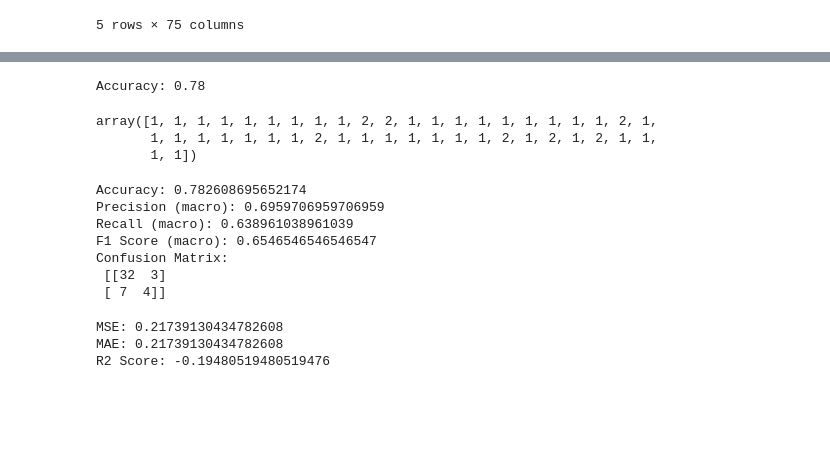
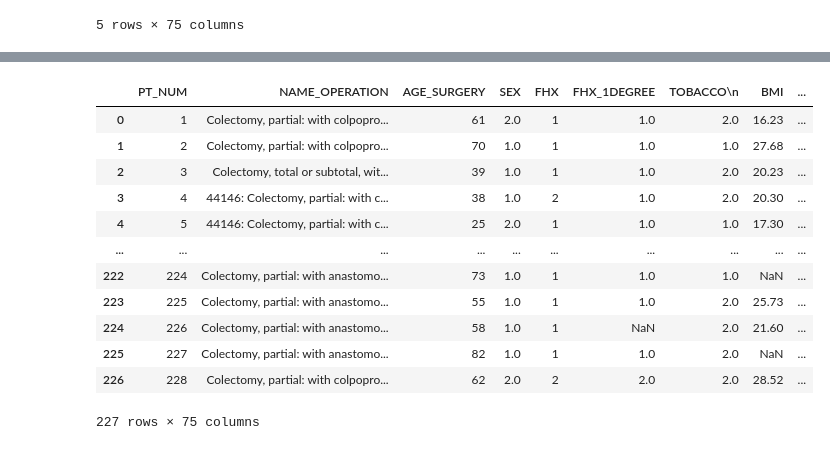
Before and after one commit to DvDC13/Projet_Cancer_Digestif, a Jupyter notebook: main.ipynb, the cells around one changed output, grey strips where cells are left out. Cells and saved outputs as stored; diff of their text form; code cells hidden in the pictures; blank space fills up the shorter version.

```diff
--- a/main.ipynb
+++ b/main.ipynb
@@ -112,11 +14,0 @@ RandomForestClassifier(random_state=42)
-# %%
-y_pred = model.predict(X_test)
-print(f"Accuracy: {accuracy_score(y_test, y_pred):.2f}")
-# %% [output]
-Accuracy: 0.78
-# %%
-y_pred
-# %% [output]
-array([1, 1, 1, 1, 1, 1, 1, 1, 1, 2, 2, 1, 1, 1, 1, 1, 1, 1, 1, 1, 2, 1,
-       1, 1, 1, 1, 1, 1, 1, 2, 1, 1, 1, 1, 1, 1, 1, 2, 1, 2, 1, 2, 1, 1,
-       1, 1])
@@ -125,27 +15,38 @@ y_true = y_test
-# %%
-from sklearn.metrics import accuracy_score, precision_score, recall_score, f1_score, confusion_matrix
-
-# Evaluate performance
-print("Accuracy:", accuracy_score(y_test, y_pred))
-print("Precision (macro):", precision_score(y_test, y_pred, average='macro'))
-print("Recall (macro):", recall_score(y_test, y_pred, average='macro'))
-print("F1 Score (macro):", f1_score(y_test, y_pred, average='macro'))
-print("Confusion Matrix:\n", confusion_matrix(y_test, y_pred))
-# %% [output]
-Accuracy: 0.782608695652174
-Precision (macro): 0.6959706959706959
-Recall (macro): 0.638961038961039
-F1 Score (macro): 0.6546546546546547
-Confusion Matrix:
- [[32  3]
- [ 7  4]]
-# %%
-from sklearn.metrics import mean_squared_error, mean_absolute_error, r2_score
-
-print("MSE:", mean_squared_error(y_true, y_pred))
-print("MAE:", mean_absolute_error(y_true, y_pred))
-print("R2 Score:", r2_score(y_true, y_pred))
-# %% [output]
-MSE: 0.21739130434782608
-MAE: 0.21739130434782608
-R2 Score: -0.19480519480519476
+# %%
+from sklearn.model_selection import train_test_split, cross_val_score
+from sklearn.preprocessing import StandardScaler
+from sklearn.pipeline import Pipeline
+from sklearn.metrics import (
+    accuracy_score, precision_score, recall_score, f1_score,
+    confusion_matrix, ConfusionMatrixDisplay
+)
+
+from sklearn.linear_model import LogisticRegression
+from sklearn.ensemble import RandomForestClassifier, GradientBoostingClassifier
+from sklearn.tree import DecisionTreeClassifier
+from sklearn.svm import SVC
+
+import numpy as np
+
+import matplotlib.pyplot as plt
+import seaborn as sns
+from imblearn.over_sampling import SMOTE
+
+df = pd.read_excel("AI_CHIR_DIG_FINAL.xlsx", sheet_name="Second cleanup", skiprows=2)
+df = df.replace('-', np.nan).dropna(subset=['COMPLICATION'])  # garde les lignes avec complication
+df = df.reset_index(drop=True)
+df
+# %% [output]
+|  | PT_NUM | NAME_OPERATION | AGE_SURGERY | SEX | FHX | FHX_1DEGREE | TOBACCO\n | BMI | ... |
+| 0 | 1 | Colectomy, partial: with colpopro... | 61 | 2.0 | 1 | 1.0 | 2.0 | 16.23 | ... |
+| 1 | 2 | Colectomy, partial: with colpopro... | 70 | 1.0 | 1 | 1.0 | 1.0 | 27.68 | ... |
+| 2 | 3 | Colectomy, total or subtotal, wit... | 39 | 1.0 | 1 | 1.0 | 2.0 | 20.23 | ... |
+| 3 | 4 | 44146: Colectomy, partial: with c... | 38 | 1.0 | 2 | 1.0 | 2.0 | 20.30 | ... |
+| 4 | 5 | 44146: Colectomy, partial: with c... | 25 | 2.0 | 1 | 1.0 | 1.0 | 17.30 | ... |
+| ... | ... | ... | ... | ... | ... | ... | ... | ... | ... |
+| 222 | 224 | Colectomy, partial: with anastomo... | 73 | 1.0 | 1 | 1.0 | 1.0 | NaN | ... |
+| 223 | 225 | Colectomy, partial: with anastomo... | 55 | 1.0 | 1 | 1.0 | 2.0 | 25.73 | ... |
+| 224 | 226 | Colectomy, partial: with anastomo... | 58 | 1.0 | 1 | NaN | 2.0 | 21.60 | ... |
+| 225 | 227 | Colectomy, partial: with anastomo... | 82 | 1.0 | 1 | 1.0 | 2.0 | NaN | ... |
+| 226 | 228 | Colectomy, partial: with colpopro... | 62 | 2.0 | 2 | 2.0 | 2.0 | 28.52 | ... |
+227 rows × 75 columns
```
Also changed, not shown: parts of 17 cells of this notebook.
